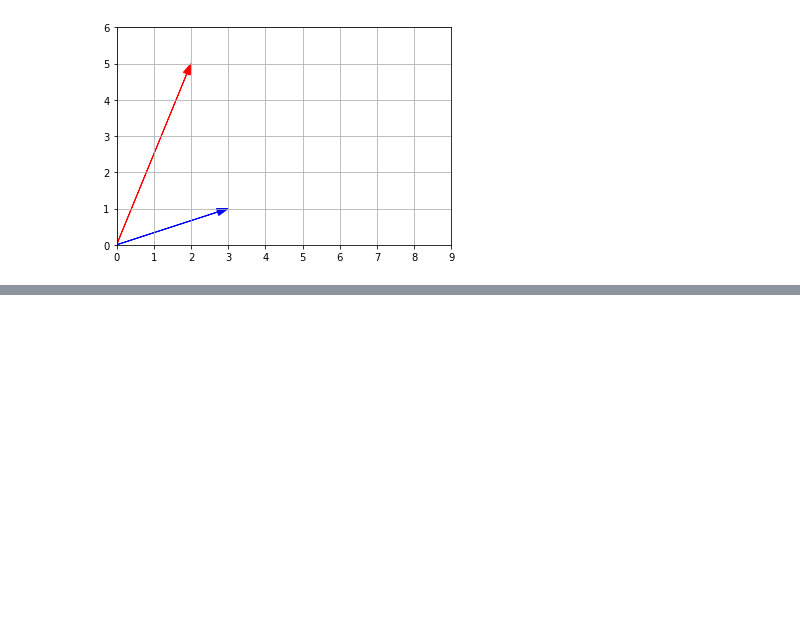
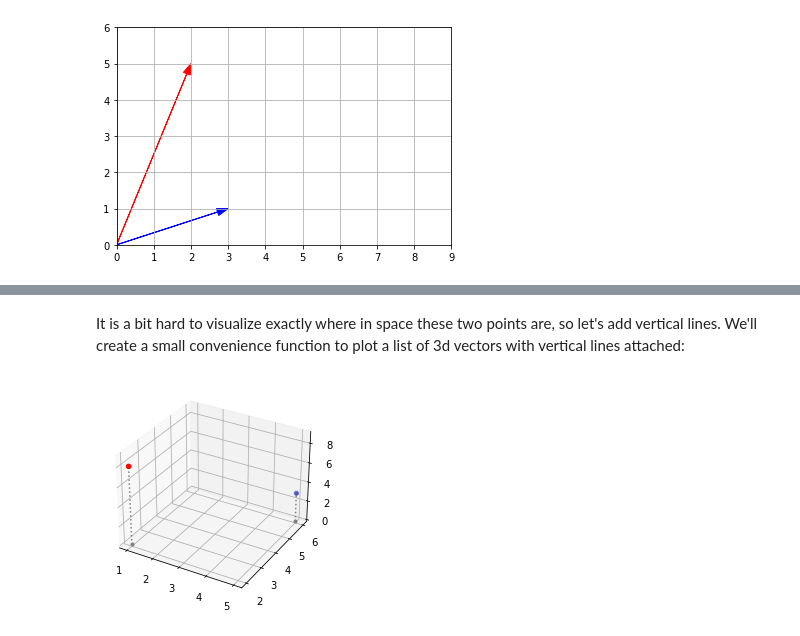
Before and after one commit to jackhwl/OpenCV, a Jupyter notebook: HandOn_MachineLearning/3/math_linear_algebra.ipynb, the cells around one changed output, grey strips where cells are left out. Cells and saved outputs as stored; diff of their text form; code cells hidden in the pictures; blank space fills up the shorter version.

```diff
--- a/HandOn_MachineLearning/3/math_linear_algebra.ipynb
+++ b/HandOn_MachineLearning/3/math_linear_algebra.ipynb
@@ -115,0 +134,16 @@ plt.show()
+# %% [markdown]
+It is a bit hard to visualize exactly where in space these two points are, so let's add vertical lines. We'll create a small convenience function to plot a list of 3d vectors with vertical lines attached:
+# %%
+def plot_vectors3d(ax, vectors3d, z0, **options):
+    for v in vectors3d:
+        x, y, z = v
+        ax.plot([x,x], [y,y], [z0, z], color="gray", linestyle='dotted', marker=".")
+    x_coords, y_coords, z_coords = zip(*vectors3d)
+    ax.scatter(x_coords, y_coords, z_coords, **options)
+
+subplot3d = plt.subplot(111, projection='3d')
+subplot3d.set_zlim([0, 9])
+plot_vectors3d(subplot3d, [a,b], 0, color=("r","b"))
+plt.show()
+# %% [output]
+[figure, added]
```
Also changed, not shown: parts of 4 cells of this notebook.
